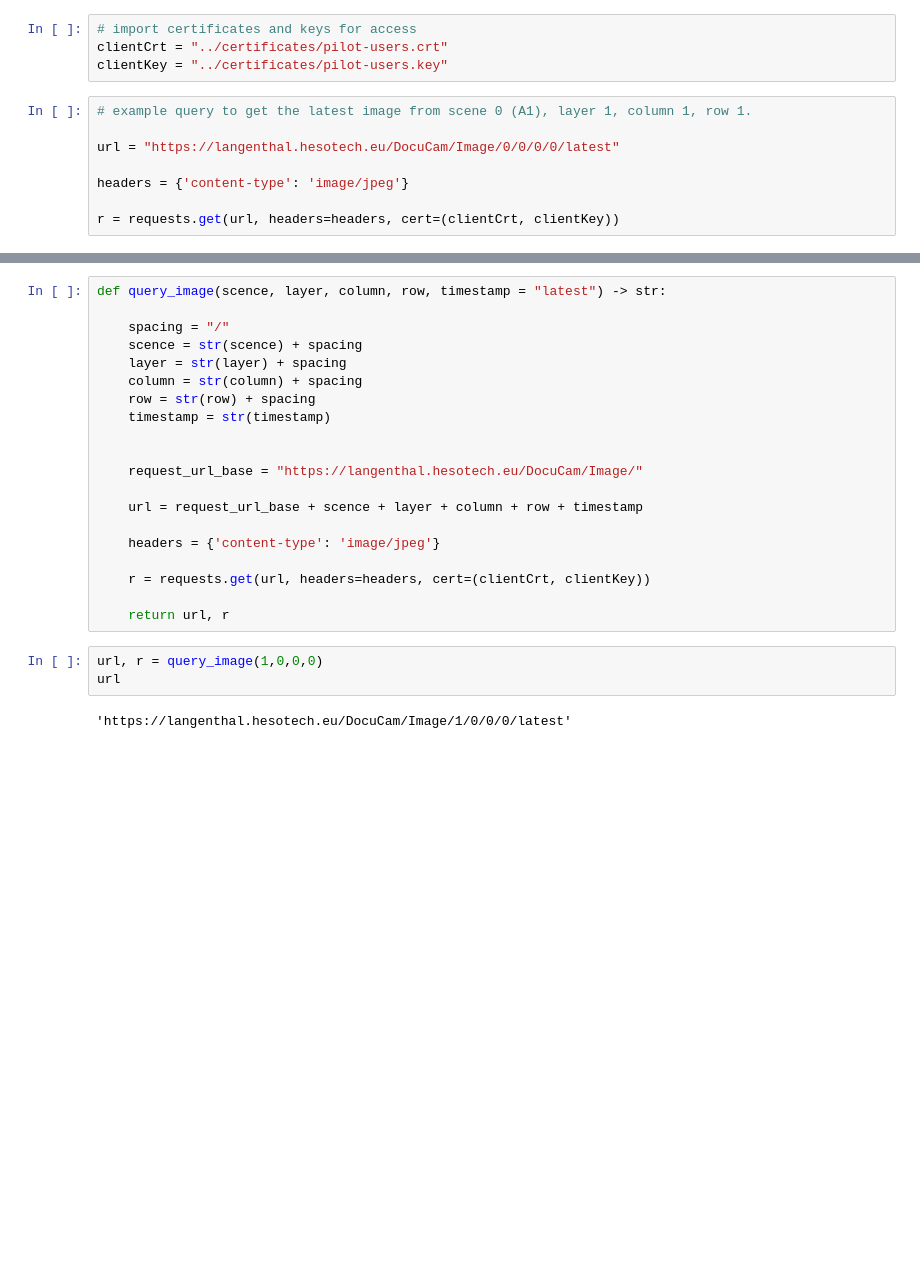
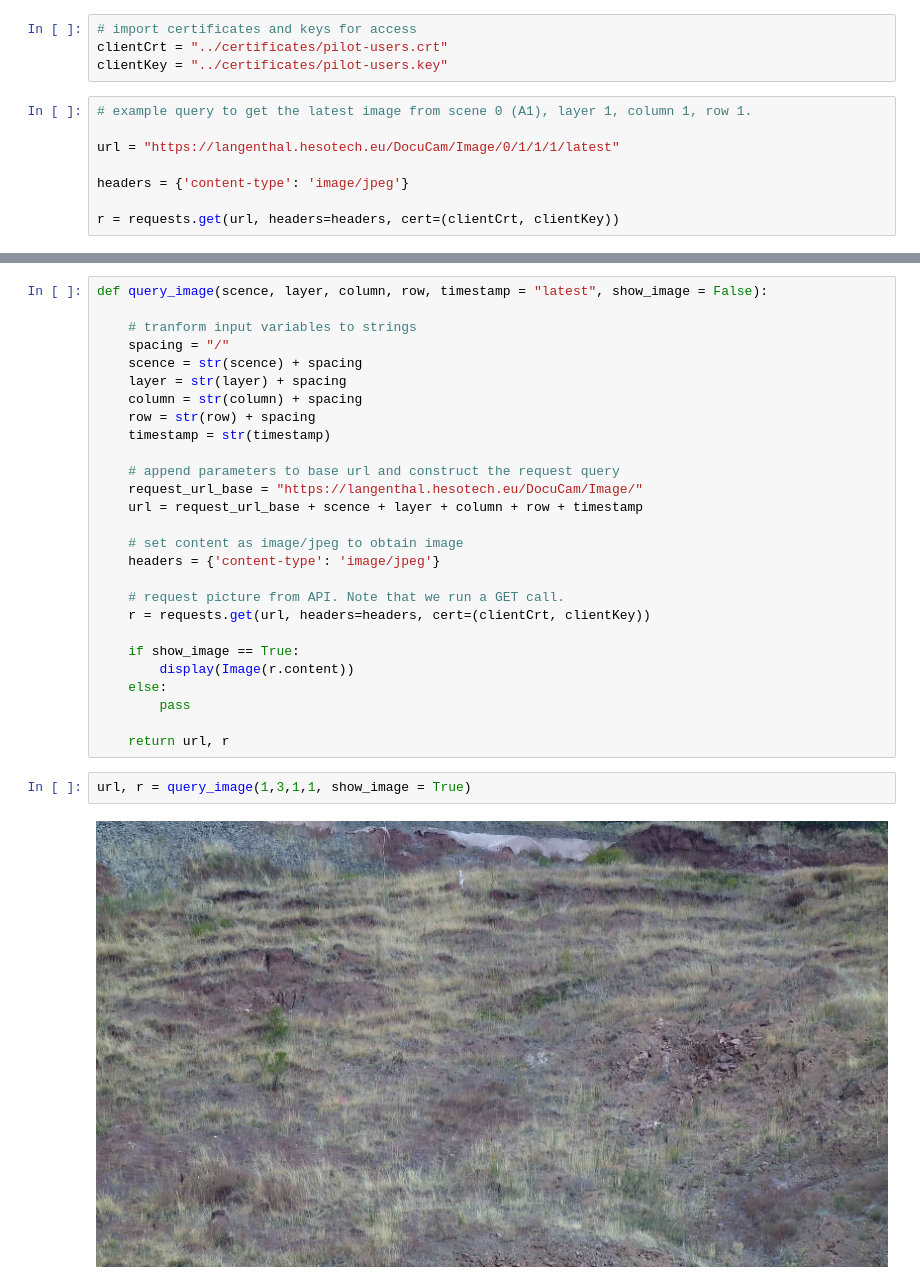
Before and after one commit to jonas-nothnagel/landslide_hesotech, a Jupyter notebook: notebooks/docucam_api.ipynb, the cells around one changed output, grey strips where cells are left out. Cells and saved outputs as stored; diff of their text form; blank space fills up the shorter version.

```diff
--- a/notebooks/docucam_api.ipynb
+++ b/notebooks/docucam_api.ipynb
@@ -28,7 +31,7 @@ clientKey = "../certificates/pilot-users.key"
 # %%
 # example query to get the latest image from scene 0 (A1), layer 1, column 1, row 1.
 
-url = "https://langenthal.hesotech.eu/DocuCam/Image/0/0/0/0/latest"
+url = "https://langenthal.hesotech.eu/DocuCam/Image/0/1/1/1/latest"
 
 headers = {'content-type': 'image/jpeg'}
 
@@ -44,6 +45,7 @@ Notes:
 # %%
-def query_image(scence, layer, column, row, timestamp = "latest") -> str:
+def query_image(scence, layer, column, row, timestamp = "latest", show_image = False):
 
+    # tranform input variables to strings
     spacing = "/"
     scence = str(scence) + spacing
     layer = str(layer) + spacing
@@ -51,18 +53,23 @@ def query_image(scence, layer, column, row, timestamp = "latest") -> str:
     row = str(row) + spacing
     timestamp = str(timestamp)
 
-
+    # append parameters to base url and construct the request query
     request_url_base = "https://langenthal.hesotech.eu/DocuCam/Image/"
-
     url = request_url_base + scence + layer + column + row + timestamp
 
+    # set content as image/jpeg to obtain image
     headers = {'content-type': 'image/jpeg'}
 
+    # request picture from API. Note that we run a GET call.
     r = requests.get(url, headers=headers, cert=(clientCrt, clientKey))
 
+    if show_image == True:
+        display(Image(r.content))
+    else:
+        pass
+
     return url, r
 # %%
-url, r = query_image(1,0,0,0)
-url
+url, r = query_image(1,3,1,1, show_image = True)
 # %% [output]
-'https://langenthal.hesotech.eu/DocuCam/Image/1/0/0/0/latest'
+[figure, added]
```
Also changed, not shown: parts of 7 cells of this notebook, 1 other file.
